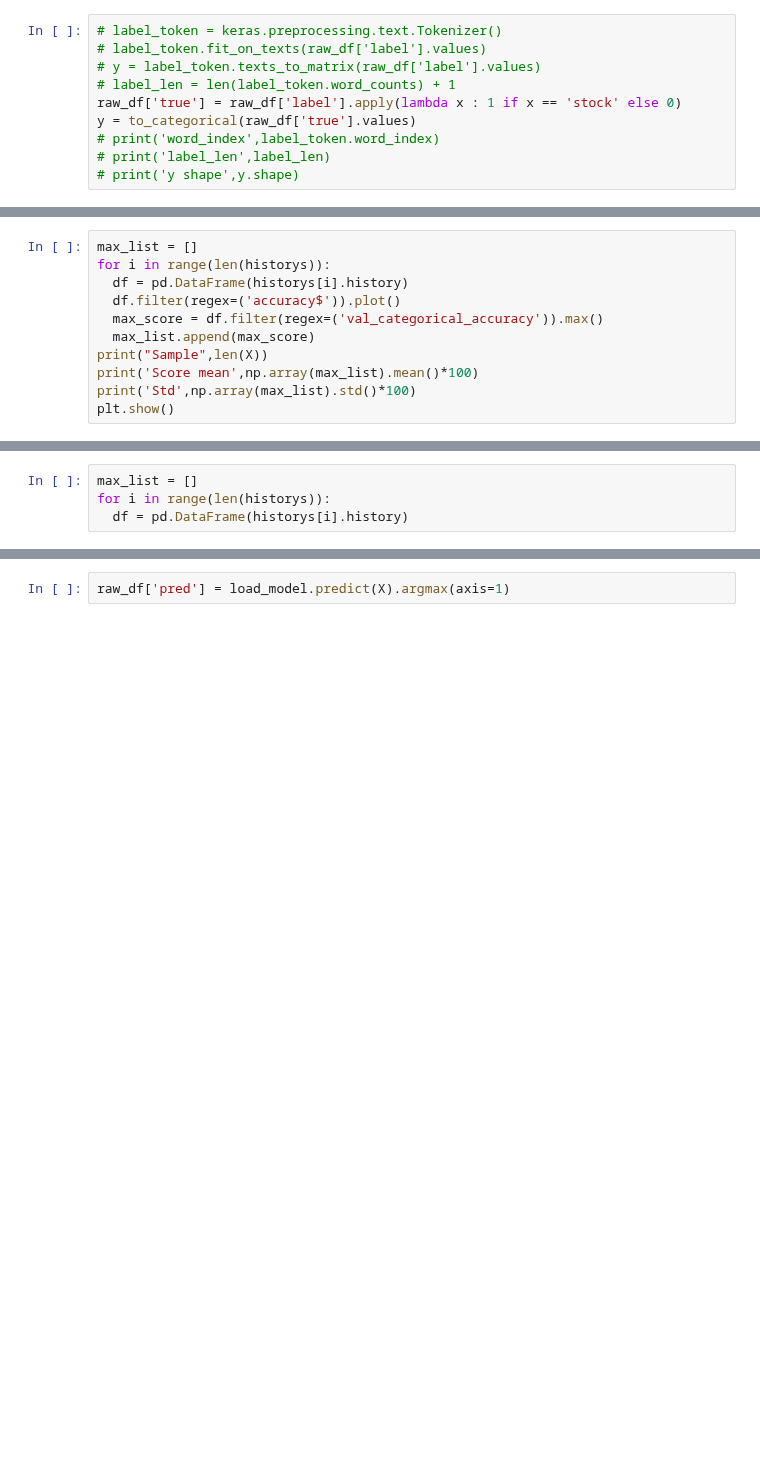
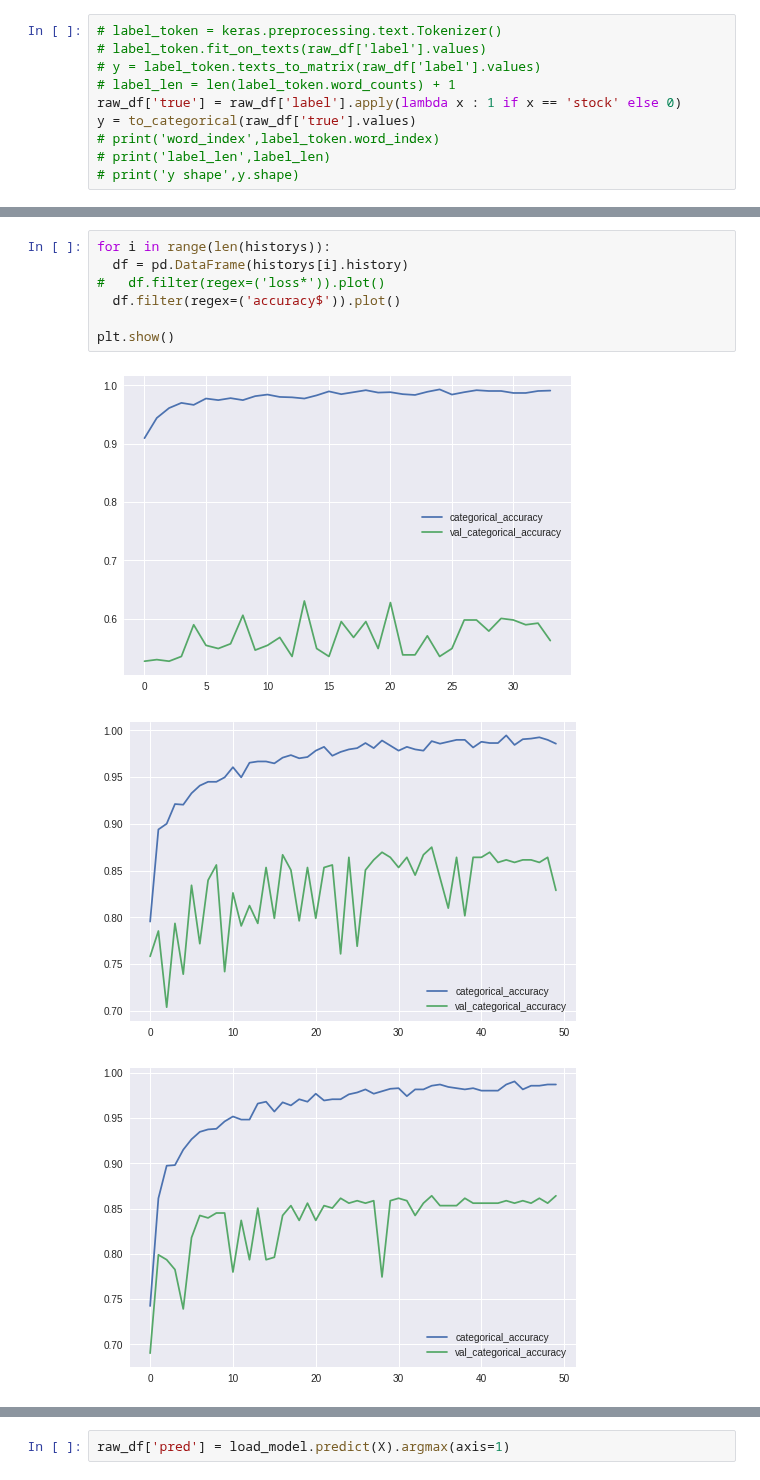
Before and after one commit to sleepless-se/0Colab, a Jupyter notebook: page_satus_dense.ipynb, the cells around one changed output, grey strips where cells are left out. Cells and saved outputs as stored; diff of their text form; blank space fills up the shorter version.

```diff
--- a/page_satus_dense.ipynb
+++ b/page_satus_dense.ipynb
@@ -239,11 +274,0 @@ dict_keys(['val_loss', 'val_categorical_accuracy', 'loss', 'categorical_accuracy
-# %%
-max_list = []
-for i in range(len(historys)):
-  df = pd.DataFrame(historys[i].history)
-  df.filter(regex=('accuracy$')).plot()
-  max_score = df.filter(regex=('val_categorical_accuracy')).max()
-  max_list.append(max_score)
-print("Sample",len(X))
-print('Score mean',np.array(max_list).mean()*100)
-print('Std',np.array(max_list).std()*100)
-plt.show()
@@ -268,4 +285,11 @@ Std 0.6705556683283783
 # %%
-max_list = []
 for i in range(len(historys)):
   df = pd.DataFrame(historys[i].history)
+#   df.filter(regex=('loss*')).plot()
+  df.filter(regex=('accuracy$')).plot()
+
+plt.show()
+# %% [output]
+[figure, added]
+[figure, added]
+[figure, added]
```
Also changed, not shown: parts of 15 cells of this notebook.
